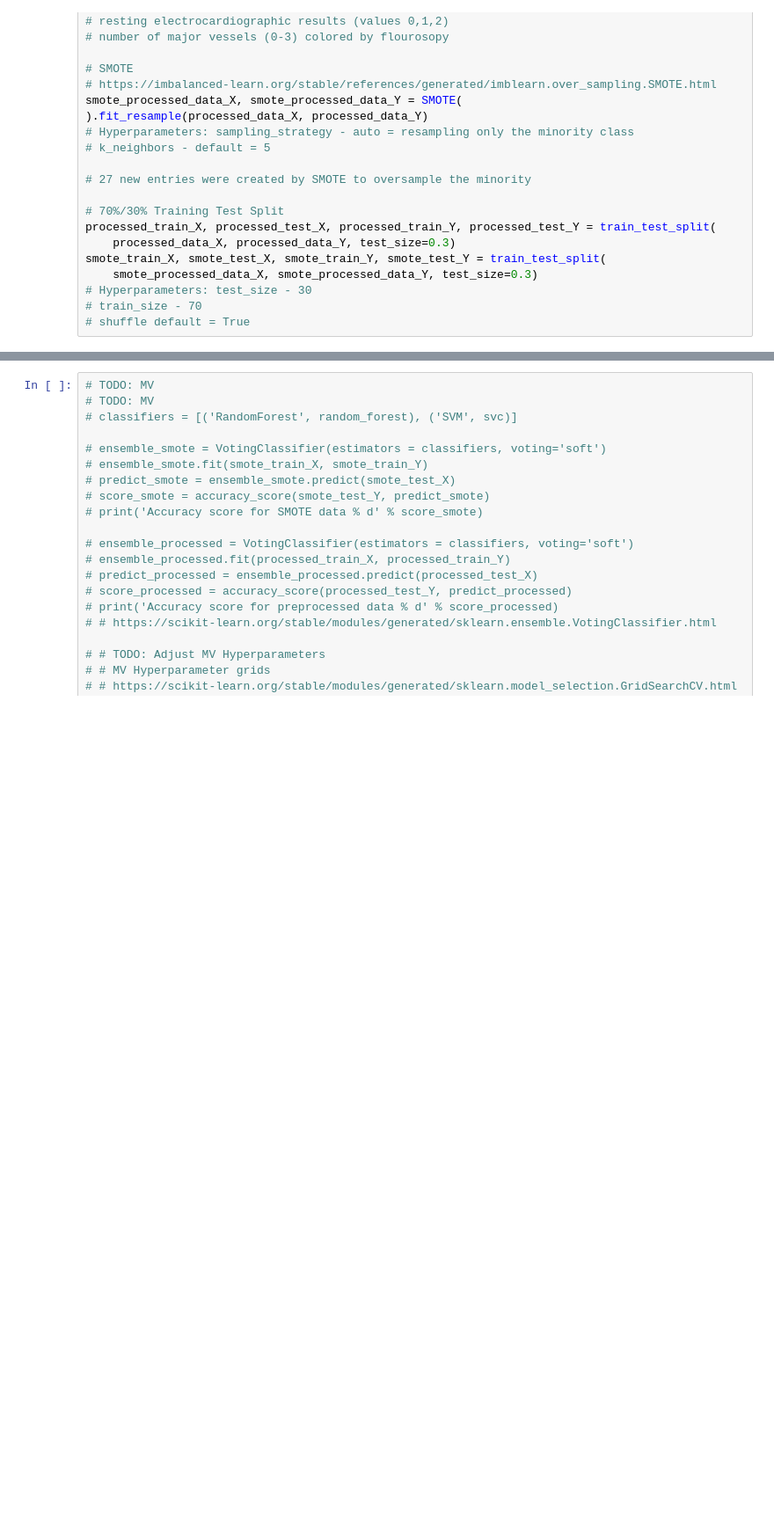
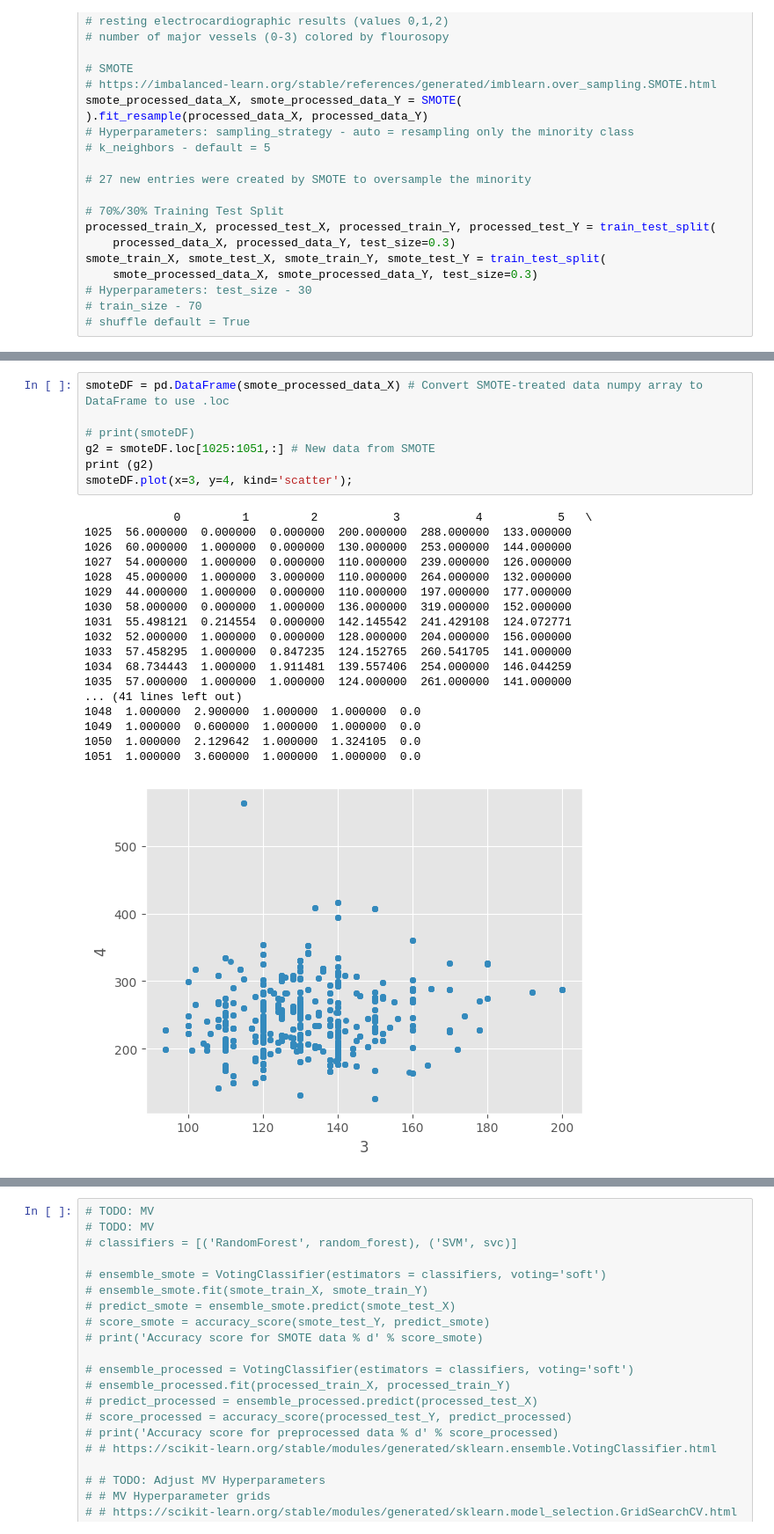
Before and after one commit to JamielleVelasquez/SVM-RF-Heat-Disease-Prediction, a Jupyter notebook: jupyterTest.ipynb, the cells around one changed output, grey strips where cells are left out. Shown at 88% size. Saved outputs shown, nothing was run; the diff lists cells and outputs as text; blank space fills up the shorter version.

```diff
--- a/jupyterTest.ipynb
+++ b/jupyterTest.ipynb
@@ -65,3 +88,29 @@ smote_train_X, smote_test_X, smote_train_Y, smote_test_Y = train_test_split(
+# %%
+smoteDF = pd.DataFrame(smote_processed_data_X) # Convert SMOTE-treated data numpy array to DataFrame to use .loc
+
+# print(smoteDF)
+g2 = smoteDF.loc[1025:1051,:] # New data from SMOTE
+print (g2)
+smoteDF.plot(x=3, y=4, kind='scatter');
+# %% [output]
+             0         1         2           3           4           5   \
+1025  56.000000  0.000000  0.000000  200.000000  288.000000  133.000000
+1026  60.000000  1.000000  0.000000  130.000000  253.000000  144.000000
+1027  54.000000  1.000000  0.000000  110.000000  239.000000  126.000000
+1028  45.000000  1.000000  3.000000  110.000000  264.000000  132.000000
+1029  44.000000  1.000000  0.000000  110.000000  197.000000  177.000000
+1030  58.000000  0.000000  1.000000  136.000000  319.000000  152.000000
+1031  55.498121  0.214554  0.000000  142.145542  241.429108  124.072771
+1032  52.000000  1.000000  0.000000  128.000000  204.000000  156.000000
+1033  57.458295  1.000000  0.847235  124.152765  260.541705  141.000000
+1034  68.734443  1.000000  1.911481  139.557406  254.000000  146.044259
+1035  57.000000  1.000000  1.000000  124.000000  261.000000  141.000000
+... (41 lines left out)
+1048  1.000000  2.900000  1.000000  1.000000  0.0
+1049  1.000000  0.600000  1.000000  1.000000  0.0
+1050  1.000000  2.129642  1.000000  1.324105  0.0
+1051  1.000000  3.600000  1.000000  1.000000  0.0
+[figure, added]
 # %%
 # TODO: RF
 # https://scikit-learn.org/stable/modules/generated/sklearn.ensemble.RandomForestClassifier.html
```
Also changed, not shown: parts of 3 cells of this notebook, 1 other file.
